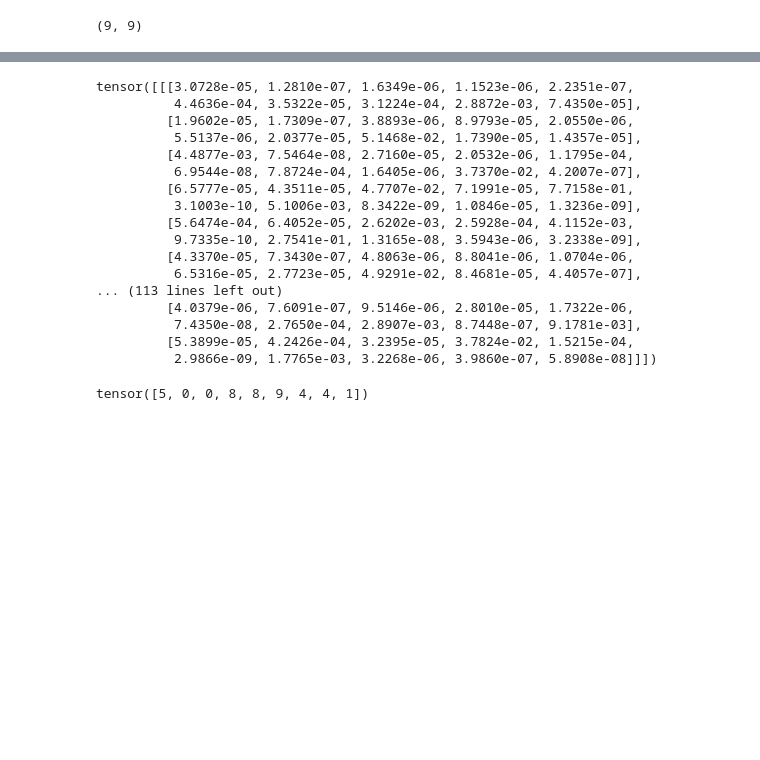
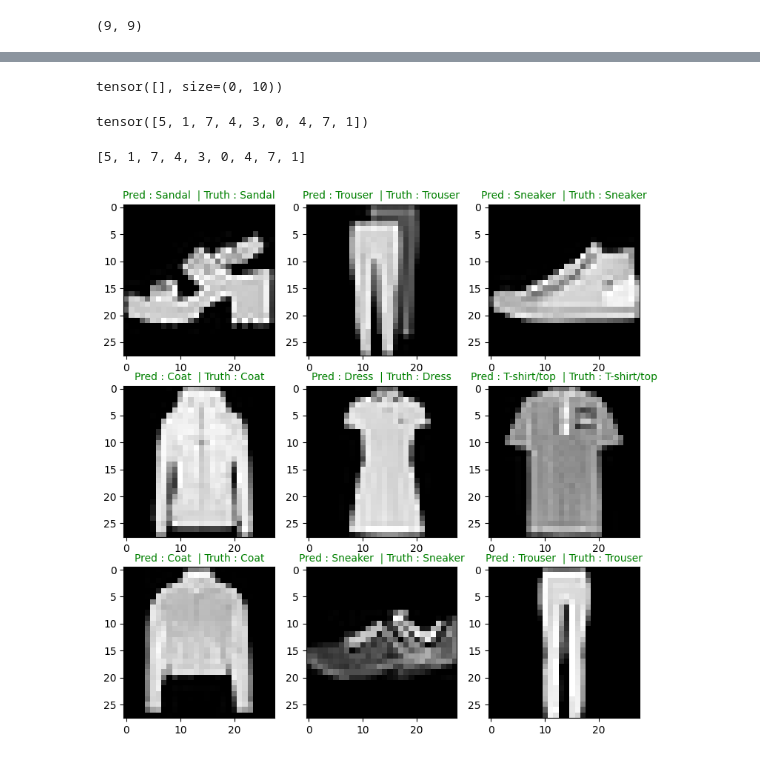
Before and after one commit to Pdinesh-k/Computer-Vision, a Jupyter notebook: Computer_Vision_and_CNN.ipynb, the cells around one changed output, grey strips where cells are left out. Drawn from its saved outputs; the diff is of its cells as text; code cells hidden in the pictures; blank space fills up the shorter version.

Commit message:
Computer Vision Model which predicts the Dress label

```diff
--- a/Computer_Vision_and_CNN.ipynb
+++ b/Computer_Vision_and_CNN.ipynb
@@ -889,10 +947,14 @@ So our model_2 which is convolution neural network performed very well with accu
 # %%
-def make_predictions(model,test_samples : list):
+def make_predictions(model : torch.nn.Module,test_samples : list):
+  torch.manual_seed(42)
   pred_target = []
   model.eval()
-  for i in range(len(test_samples)):
-    with torch.inference_mode():
-      preds_logits = model(test_samples[i])
+  with torch.inference_mode():
+    for i in test_samples:
+      #i.squeeze()
+      i = torch.unsqueeze(i,dim=0)
+      print(i.shape)
+      preds_logits = model(i)
       preds = torch.softmax(preds_logits.squeeze(),dim=0)
       pred_target.append(preds)
 
@@ -900,9 +962,13 @@ def make_predictions(model,test_samples : list):
 # %%
 import random
 random.seed(42)
+torch.manual_seed(42)
 test_samples = []
 test_labels = []
 
-for image_test,label in random.sample(list(test_dataloader) , k=9):
+for image_test,label in random.sample(list(test_data) , k=9):
   test_samples.append(image_test)
   test_labels.append(label)
+
+test_samples[0].shape
+test_samples[1].shape
@@ -915,25 +993,31 @@ pred_final = make_predictions(model_2,test_samples)
 # %%
-pred_final[:2]
+pred_final[:0]
 # %% [output]
-tensor([[[3.0728e-05, 1.2810e-07, 1.6349e-06, 1.1523e-06, 2.2351e-07,
-          4.4636e-04, 3.5322e-05, 3.1224e-04, 2.8872e-03, 7.4350e-05],
-         [1.9602e-05, 1.7309e-07, 3.8893e-06, 8.9793e-05, 2.0550e-06,
-          5.5137e-06, 2.0377e-05, 5.1468e-02, 1.7390e-05, 1.4357e-05],
-         [4.4877e-03, 7.5464e-08, 2.7160e-05, 2.0532e-06, 1.1795e-04,
-          6.9544e-08, 7.8724e-04, 1.6405e-06, 3.7370e-02, 4.2007e-07],
-         [6.5777e-05, 4.3511e-05, 4.7707e-02, 7.1991e-05, 7.7158e-01,
-          3.1003e-10, 5.1006e-03, 8.3422e-09, 1.0846e-05, 1.3236e-09],
-         [5.6474e-04, 6.4052e-05, 2.6202e-03, 2.5928e-04, 4.1152e-03,
-          9.7335e-10, 2.7541e-01, 1.3165e-08, 3.5943e-06, 3.2338e-09],
-         [4.3370e-05, 7.3430e-07, 4.8063e-06, 8.8041e-06, 1.0704e-06,
-          6.5316e-05, 2.7723e-05, 4.9291e-02, 8.4681e-05, 4.4057e-07],
-... (113 lines left out)
-         [4.0379e-06, 7.6091e-07, 9.5146e-06, 2.8010e-05, 1.7322e-06,
-          7.4350e-08, 2.7650e-04, 2.8907e-03, 8.7448e-07, 9.1781e-03],
-         [5.3899e-05, 4.2426e-04, 3.2395e-05, 3.7824e-02, 1.5215e-04,
-          2.9866e-09, 1.7765e-03, 3.2268e-06, 3.9860e-07, 5.8908e-08]]])
+tensor([], size=(0, 10))
 # %%
-pred_final = pred_final.argmax(dim=1)
-pred_final
+pred_classes = pred_final.argmax(dim=1)
+pred_classes
 # %% [output]
-tensor([5, 0, 0, 8, 8, 9, 4, 4, 1])
+tensor([5, 1, 7, 4, 3, 0, 4, 7, 1])
+# %%
+test_labels
+# %% [output]
+[5, 1, 7, 4, 3, 0, 4, 7, 1]
+# %%
+plt.figure(figsize=(9,9))
+nrows = 3
+ncolumns = 3
+for i,samples in enumerate(test_samples):
+  plt.subplot(nrows,ncolumns,i+1)
+  plt.imshow(samples.squeeze(),cmap="gray")
+  pred_labels = class_names[pred_classes[i]]
+  truth_labels =  class_names[test_labels[i]]
+
+  title_text = f"Pred : {pred_labels}  | Truth : {truth_labels}"
+
+  if pred_labels == truth_labels:
+    plt.title(title_text,fontsize=10,c="g")
+  else:
+    plt.title(title_text,fontsize=10,c="r")
+# %% [output]
+[figure, added]
```
Also changed, not shown: parts of 13 cells of this notebook.
